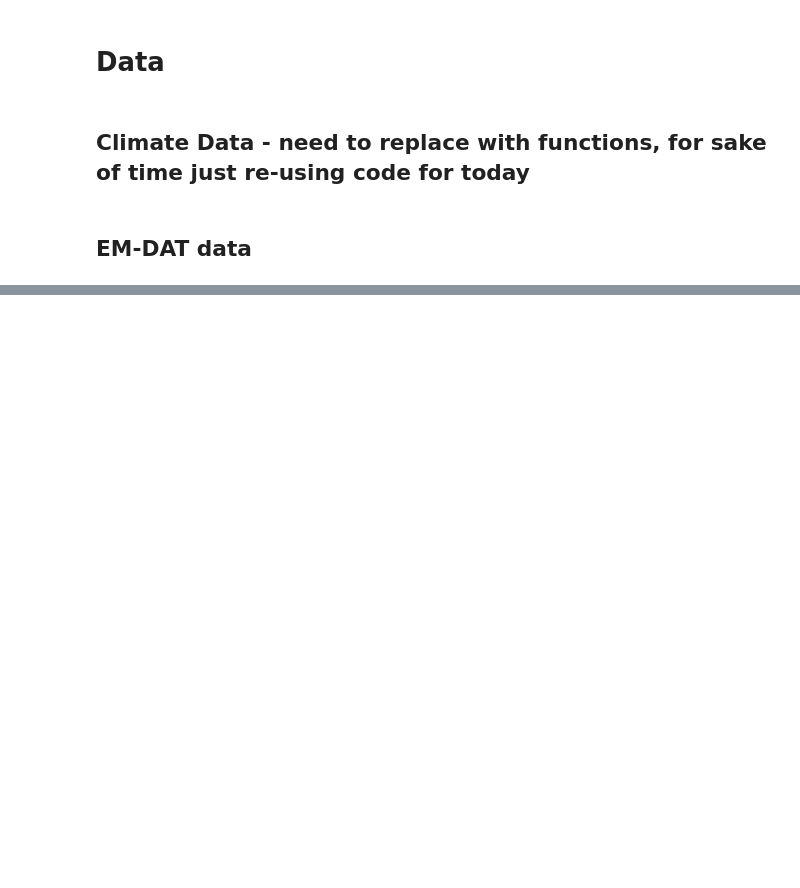
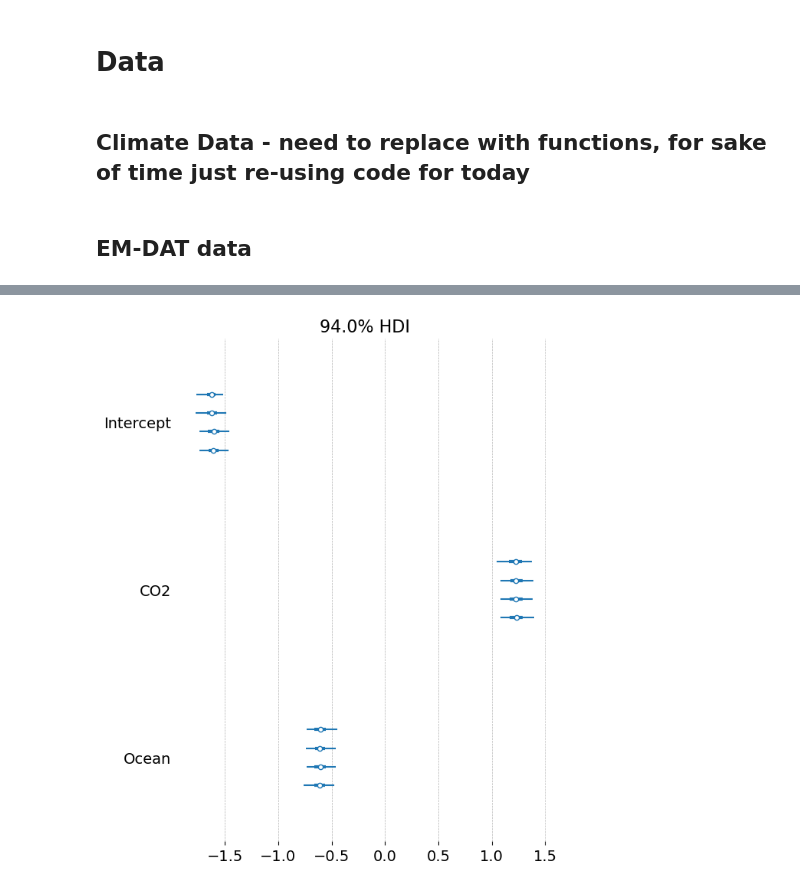
Before and after one commit to jessegrabowski/laos-climate-change, a Jupyter notebook: notebooks/42 Disaster Prob.ipynb, the cells around one changed output, grey strips where cells are left out. Saved outputs shown, nothing was run; the diff lists cells and outputs as text; code cells hidden in the pictures; blank space fills up the shorter version.

```diff
--- a/notebooks/42 Disaster Prob.ipynb
+++ b/notebooks/42 Disaster Prob.ipynb
@@ -214,2 +240,6 @@ az.plot_trace(dis_idata, var_names=['Intercept','Year','Country']);
+# %%
+az.plot_forest(dis_idata, var_names=['Intercept','CO2','Ocean']);
+# %% [output]
+[figure, added]
 # %%
 predictions = np.mean(dis_idata.predictions['y_hat'], axis=(0, 1))
```
Also changed, not shown: parts of 25 cells of this notebook.
